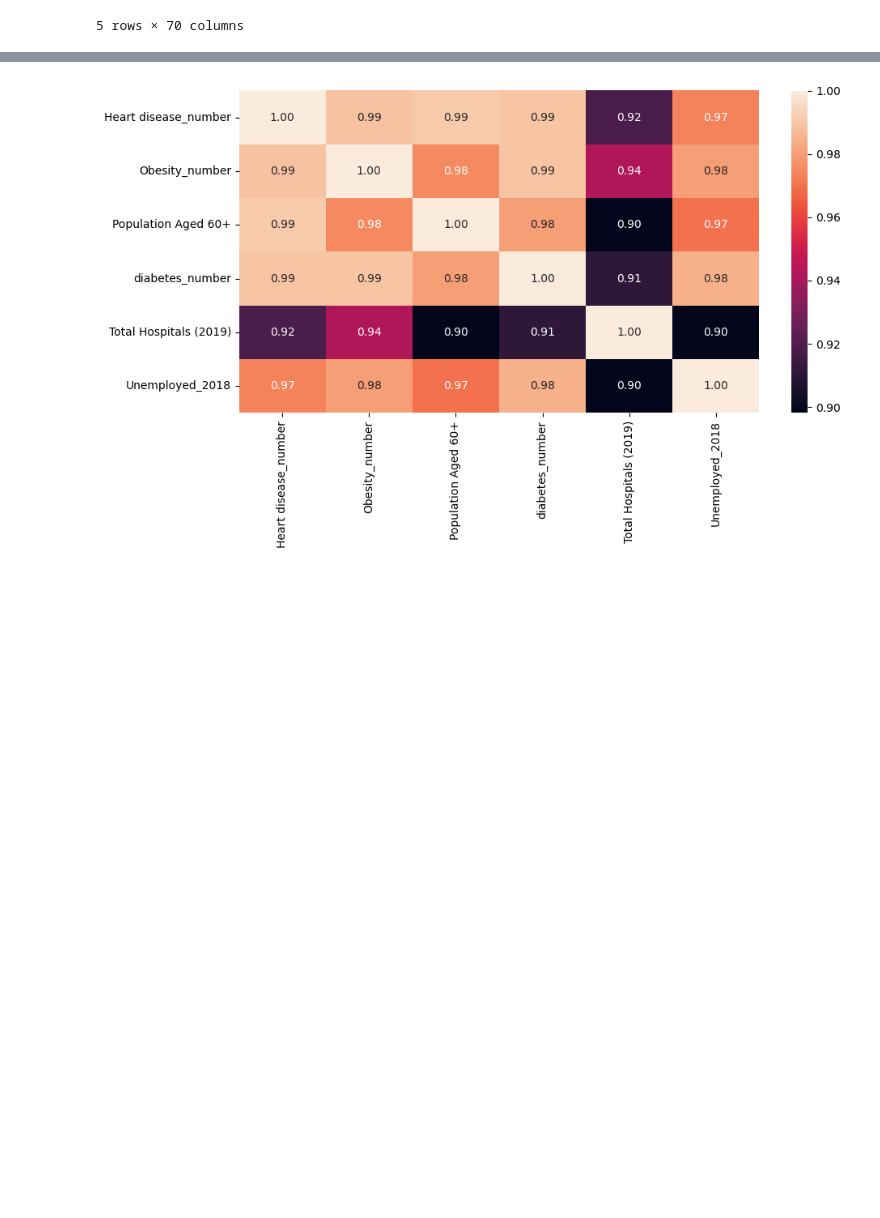
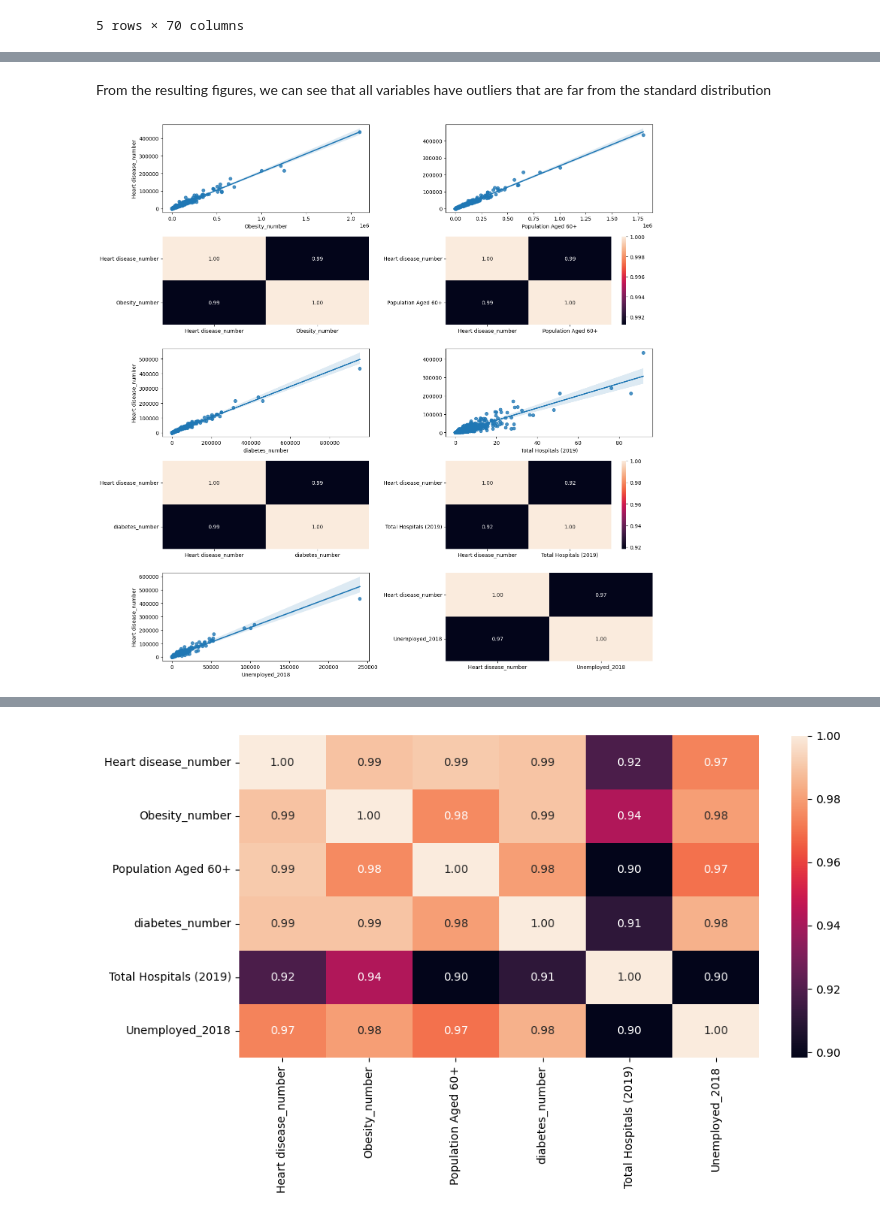
Before and after one commit to 4GeeksAcademy/Liutciia-regularized-linear-regression, a Jupyter notebook: src/explore.ipynb, the cells around one changed output, grey strips where cells are left out. Cells and saved outputs as stored; diff of their text form; code cells hidden in the pictures; blank space fills up the shorter version.

```diff
--- a/src/explore.ipynb
+++ b/src/explore.ipynb
@@ -42,0 +73,26 @@ data.head()
+# %% [markdown]
+From the resulting figures, we can see that all variables have outliers that are far from the standard distribution
+# %%
+#Analysis of multivariate variables
+#Numerical-numerical analysis
+fig, axis = plt.subplots(5, 2, figsize = (15, 15))
+
+# Create a multiple scatter diagram
+sns.regplot(ax = axis[0, 0], data = data, x = "Obesity_number", y = "Heart disease_number")
+sns.heatmap(data[["Heart disease_number", "Obesity_number"]].corr(), annot = True, fmt = ".2f", ax = axis[1, 0], cbar = False)
+sns.regplot(ax = axis[0, 1], data = data, x = "Population Aged 60+", y = "Heart disease_number").set(ylabel=None)
+sns.heatmap(data[["Heart disease_number", "Population Aged 60+"]].corr(), annot = True, fmt = ".2f", ax = axis[1, 1])
+sns.regplot(ax = axis[2, 0], data = data, x = "diabetes_number", y = "Heart disease_number")
+sns.heatmap(data[["Heart disease_number", "diabetes_number"]].corr(), annot = True, fmt = ".2f", ax = axis[3, 0], cbar = False)
+sns.regplot(ax = axis[2, 1], data = data, x = "Total Hospitals (2019)", y = "Heart disease_number").set(ylabel=None)
+sns.heatmap(data[["Heart disease_number", "Total Hospitals (2019)"]].corr(), annot = True, fmt = ".2f", ax = axis[3, 1])
+sns.regplot(ax = axis[4, 0], data = data, x = "Unemployed_2018", y = "Heart disease_number")
+sns.heatmap(data[["Heart disease_number", "Unemployed_2018"]].corr(), annot = True, fmt = ".2f", ax = axis[4, 1], cbar = False)
+
+# Adjust the layout
+plt.tight_layout()
+
+# Show the plot
+plt.show()
+# %% [output]
+[figure, added]
```
Also changed, not shown: parts of 11 cells of this notebook, 1 other file.
